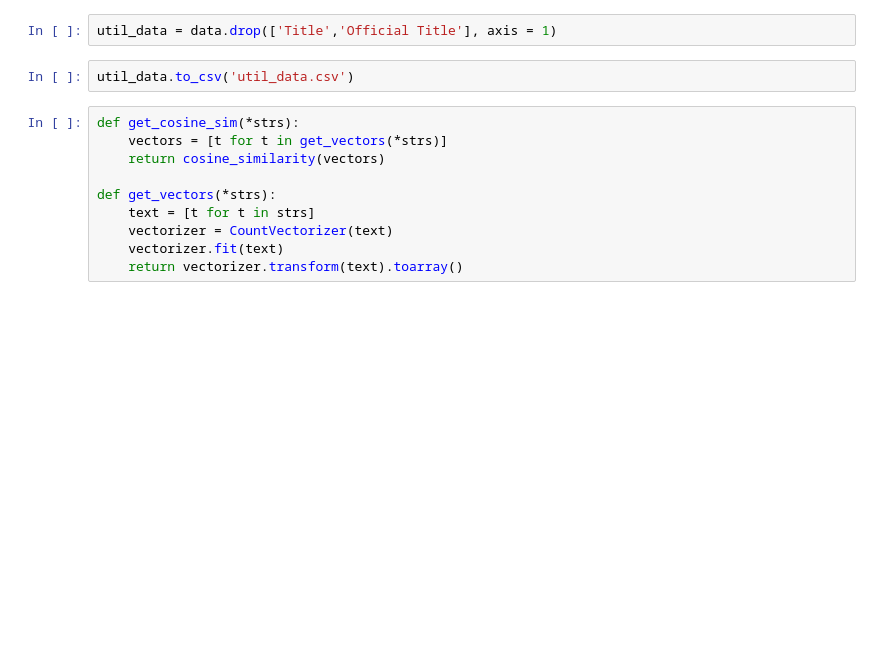
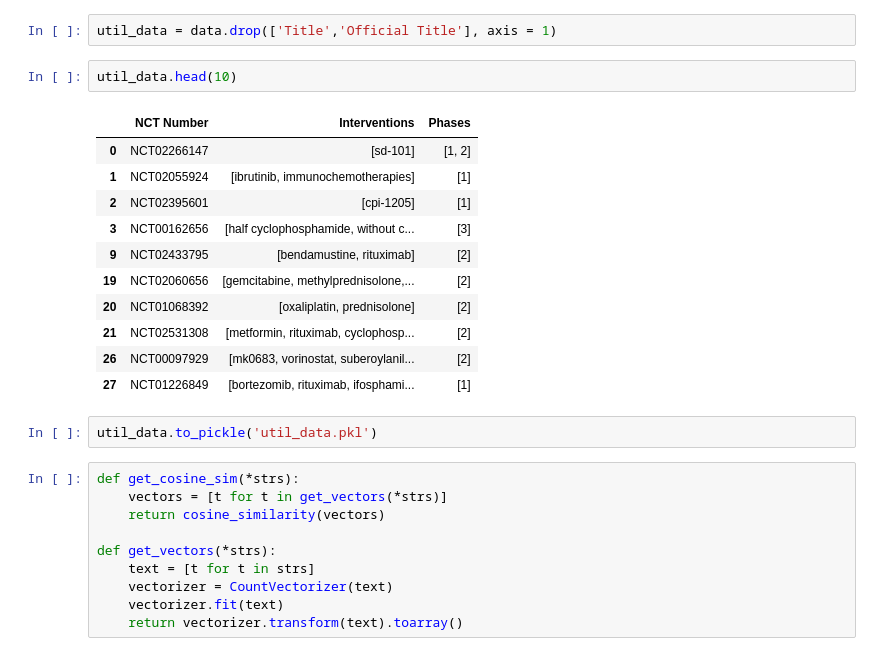
Before and after one commit to Danko711/Clinical-Trial-Classification, a Jupyter notebook: BostonGene.ipynb, the cells around one changed output. Drawn from its saved outputs; the diff is of its cells as text; blank space fills up the shorter version.

Commit message:
data pickled

```diff
--- a/BostonGene.ipynb
+++ b/BostonGene.ipynb
@@ -182,8 +182,22 @@ data.head(10)
 | 27 | NCT01226849 | feasibl studi of ad bortezomib to... | [bortezomib, rituximab, ifosphami... | [1] | an openlabel pilot studi to inves... |
 # %%
 util_data = data.drop(['Title','Official Title'], axis = 1)
+# %%
+util_data.head(10)
+# %% [output]
+|  | NCT Number | Interventions | Phases |
+| 0 | NCT02266147 | [sd-101] | [1, 2] |
+| 1 | NCT02055924 | [ibrutinib, immunochemotherapies] | [1] |
+| 2 | NCT02395601 | [cpi-1205] | [1] |
+| 3 | NCT00162656 | [half cyclophosphamide, without c... | [3] |
+| 9 | NCT02433795 | [bendamustine, rituximab] | [2] |
+| 19 | NCT02060656 | [gemcitabine, methylprednisolone,... | [2] |
+| 20 | NCT01068392 | [oxaliplatin, prednisolone] | [2] |
+| 21 | NCT02531308 | [metformin, rituximab, cyclophosp... | [2] |
+| 26 | NCT00097929 | [mk0683, vorinostat, suberoylanil... | [2] |
+| 27 | NCT01226849 | [bortezomib, rituximab, ifosphami... | [1] |
 # %%
-util_data.to_csv('util_data.csv')
+util_data.to_pickle('util_data.pkl')
 # %%
 def get_cosine_sim(*strs):
     vectors = [t for t in get_vectors(*strs)]
```
Also changed, not shown: parts of 11 cells of this notebook, 4 other files.
